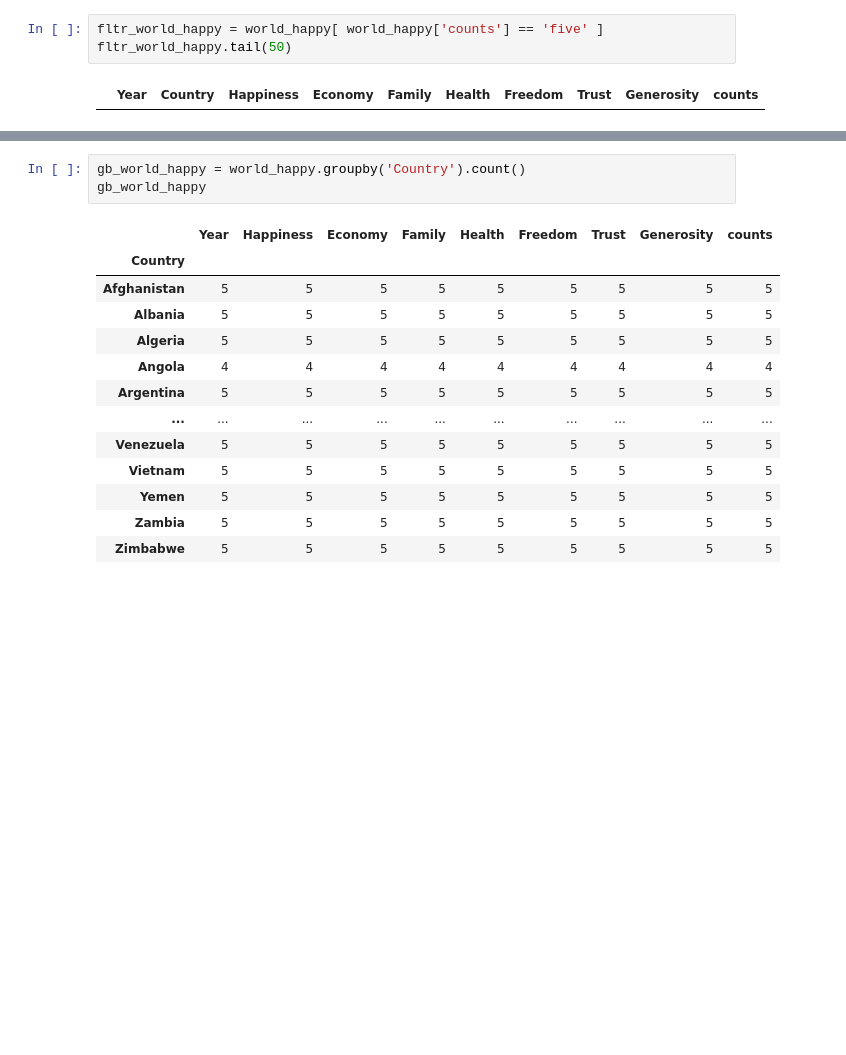
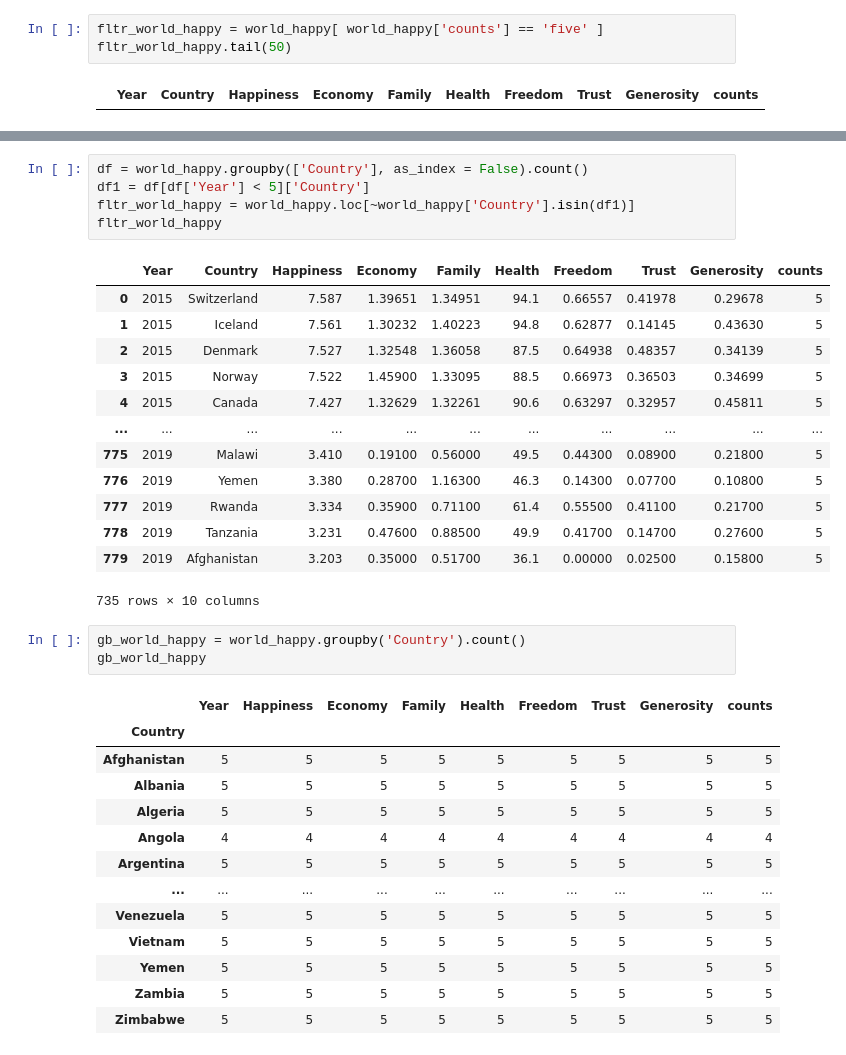
Before and after one commit to Gralex78/Home-Work-PYDA-20, a Jupyter notebook: 15_Visual/The_World_Happiness_Report.ipynb, the cells around one changed output, grey strips where cells are left out. Drawn from its saved outputs; the diff is of its cells as text; blank space fills up the shorter version.

```diff
--- a/15_Visual/The_World_Happiness_Report.ipynb
+++ b/15_Visual/The_World_Happiness_Report.ipynb
@@ -278,3 +262,22 @@ fltr_world_happy.groupby('Country').count().sort_values('Year').head(30)
+# %%
+df = world_happy.groupby(['Country'], as_index = False).count()
+df1 = df[df['Year'] < 5]['Country']
+fltr_world_happy = world_happy.loc[~world_happy['Country'].isin(df1)]
+fltr_world_happy
+# %% [output]
+|  | Year | Country | Happiness | Economy | Family | Health | Freedom | Trust | Generosity | counts |
+| 0 | 2015 | Switzerland | 7.587 | 1.39651 | 1.34951 | 94.1 | 0.66557 | 0.41978 | 0.29678 | 5 |
+| 1 | 2015 | Iceland | 7.561 | 1.30232 | 1.40223 | 94.8 | 0.62877 | 0.14145 | 0.43630 | 5 |
+| 2 | 2015 | Denmark | 7.527 | 1.32548 | 1.36058 | 87.5 | 0.64938 | 0.48357 | 0.34139 | 5 |
+| 3 | 2015 | Norway | 7.522 | 1.45900 | 1.33095 | 88.5 | 0.66973 | 0.36503 | 0.34699 | 5 |
+| 4 | 2015 | Canada | 7.427 | 1.32629 | 1.32261 | 90.6 | 0.63297 | 0.32957 | 0.45811 | 5 |
+| ... | ... | ... | ... | ... | ... | ... | ... | ... | ... | ... |
+| 775 | 2019 | Malawi | 3.410 | 0.19100 | 0.56000 | 49.5 | 0.44300 | 0.08900 | 0.21800 | 5 |
+| 776 | 2019 | Yemen | 3.380 | 0.28700 | 1.16300 | 46.3 | 0.14300 | 0.07700 | 0.10800 | 5 |
+| 777 | 2019 | Rwanda | 3.334 | 0.35900 | 0.71100 | 61.4 | 0.55500 | 0.41100 | 0.21700 | 5 |
+| 778 | 2019 | Tanzania | 3.231 | 0.47600 | 0.88500 | 49.9 | 0.41700 | 0.14700 | 0.27600 | 5 |
+| 779 | 2019 | Afghanistan | 3.203 | 0.35000 | 0.51700 | 36.1 | 0.00000 | 0.02500 | 0.15800 | 5 |
+735 rows × 10 columns
 # %%
 gb_world_happy = world_happy.groupby('Country').count()
 gb_world_happy
```
Also changed, not shown: parts of 1 cell of this notebook.
